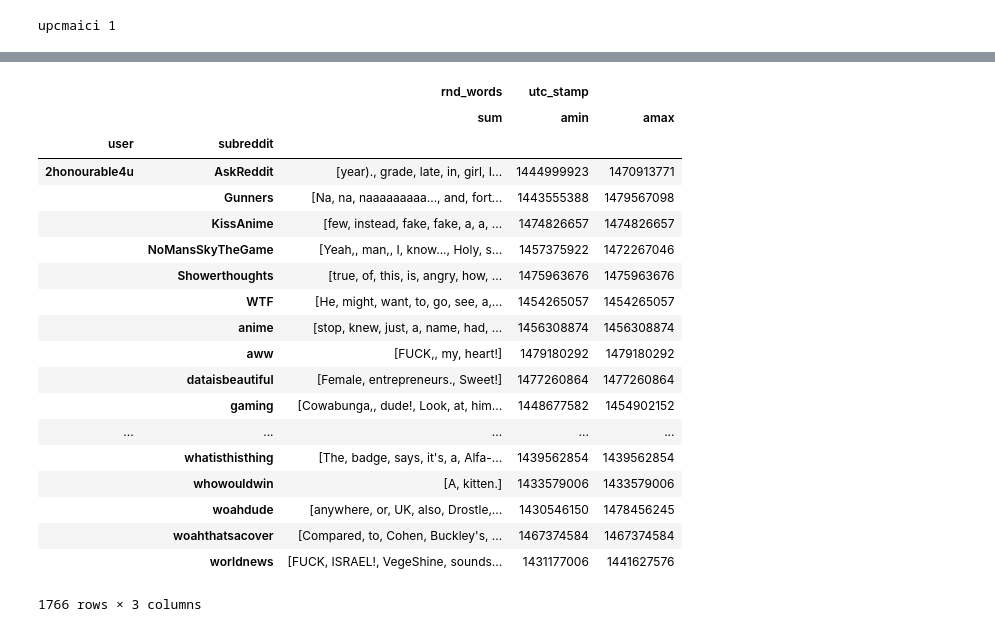
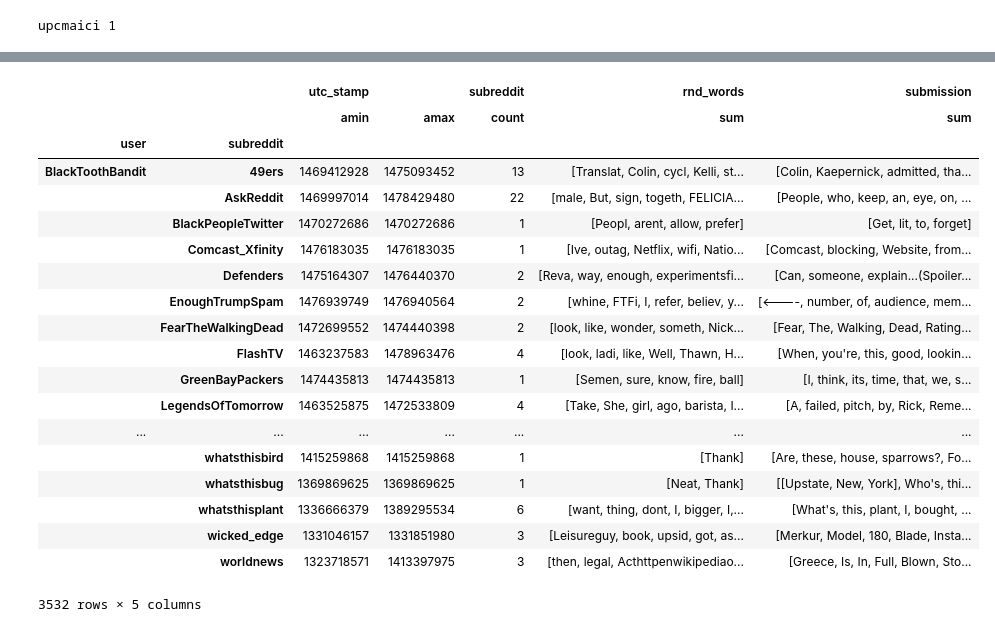
Before and after one commit to cole-maclean/MAI-CI, a Jupyter notebook: Final Project/Development Notebook.ipynb, the cells around one changed output, grey strips where cells are left out. Drawn from its saved outputs; the diff is of its cells as text; code cells hidden in the pictures.

```diff
--- a/Final Project/Development Notebook.ipynb
+++ b/Final Project/Development Notebook.ipynb
@@ -34,6 +36,3 @@ authenticated_user = r.get_me()
 print(authenticated_user.name, authenticated_user.link_karma)
 # %% [output]
 upcmaici 1
-# %%
-rand_submission = r.get_random_submission()
-rand_submission.title
@@ -41,0 +39,4 @@ rand_submission.title
+# %%
+with open('scrapped_users.json','r') as data_file:
+    user_data = json.load(data_file)
+len(user_data)
@@ -42,4 +45,7 @@ rand_submission.title
 # %%
+translate_table = dict((ord(char), None) for char in string.punctuation)
+stop = set(stopwords.words('english'))
+stemmer = PorterStemmer()
 with open('reddit_data.json','r') as data_file:
     reddit_data = json.load(data_file)
 with open('scrapped_users.json','r') as data_file:
@@ -48,8 +54,9 @@ for i in range(10):
     print ("scrapping " + str(i) + "th subreddit")
     rand_submission = r.get_random_submission()
     print ("scrapping users from subreddit r/" + rand_submission.subreddit.display_name)
-    if len(rand_submission.comments) >=3:
-        rnd_comments = random.sample(rand_submission.comments,min(10,len(rand_submission.comments)))
+    sub_comments = rand_submission.comments
+    if len(sub_comments) >=3:
+        rnd_comments = random.sample(sub_comments,min(10,len(sub_comments)))
         for comment in rnd_comments:
             if isinstance(comment, praw.objects.Comment):
                 user = comment.author
@@ -64,8 +71,14 @@ for i in range(10):
                                 rand_words = random.sample(body,10)
                             else:
                                 rand_words = body
-                            reddit_data.append([user.name,user_comment.subreddit.display_name,rand_submission.title,
-                                                                              user_comment.created_utc,rand_words])
+                            clean_comment_words = []
+                            for word in rand_words:
+                                if len(word) < 45 and word not in stop:
+                                    clean_word = word.translate(translate_table)
+                                    wrd_stm = stemmer.stem(clean_word)
+                                    clean_comment_words.append(wrd_stm)
+                            reddit_data.append([user.name,user_comment.subreddit.display_name,user_comment.link_title.split(' '),
+                                                                              user_comment.created_utc,clean_comment_words])
 
 with open('reddit_data.json','w') as data_file:
     json.dump(reddit_data, data_file)
@@ -105,26 +141,26 @@ df.head()
 # %%
-f = {'subreddit':['count'], 'utc_stamp':[np.min,np.max],'rnd_words': 'sum'}
+f = {'subreddit':['count'], 'utc_stamp':[np.min,np.max],'submission': 'sum','rnd_words': 'sum'}
 grouped = df.groupby(['user','subreddit']).agg(f)
 # %%
-grouped[['rnd_words','utc_stamp']]
+grouped
 # %% [output]
-|  |  | rnd_words | utc_stamp |  |
-|  |  | sum | amin | amax |
-| user | subreddit |  |  |  |
-| 2honourable4u | AskReddit | [year)., grade, late, in, girl, I... | 1444999923 | 1470913771 |
-|  | Gunners | [Na, na, naaaaaaaaa..., and, fort... | 1443555388 | 1479567098 |
-|  | KissAnime | [few, instead, fake, fake, a, a, ... | 1474826657 | 1474826657 |
-|  | NoMansSkyTheGame | [Yeah,, man,, I, know..., Holy, s... | 1457375922 | 1472267046 |
-|  | Showerthoughts | [true, of, this, is, angry, how, ... | 1475963676 | 1475963676 |
-|  | WTF | [He, might, want, to, go, see, a,... | 1454265057 | 1454265057 |
-|  | anime | [stop, knew, just, a, name, had, ... | 1456308874 | 1456308874 |
-|  | aww | [FUCK,, my, heart!] | 1479180292 | 1479180292 |
-|  | dataisbeautiful | [Female, entrepreneurs., Sweet!] | 1477260864 | 1477260864 |
-|  | gaming | [Cowabunga,, dude!, Look, at, him... | 1448677582 | 1454902152 |
-| ... | ... | ... | ... | ... |
-|  | whatisthisthing | [The, badge, says, it's, a, Alfa-... | 1439562854 | 1439562854 |
-|  | whowouldwin | [A, kitten.] | 1433579006 | 1433579006 |
-|  | woahdude | [anywhere, or, UK, also, Drostle,... | 1430546150 | 1478456245 |
-|  | woahthatsacover | [Compared, to, Cohen, Buckley's, ... | 1467374584 | 1467374584 |
-|  | worldnews | [FUCK, ISRAEL!, VegeShine, sounds... | 1431177006 | 1441627576 |
+|  |  | utc_stamp |  | subreddit | rnd_words | submission |
+|  |  | amin | amax | count | sum | sum |
+| user | subreddit |  |  |  |  |  |
+| BlackToothBandit | 49ers | 1469412928 | 1475093452 | 13 | [Translat, Colin, cycl, Kelli, st... | [Colin, Kaepernick, admitted, tha... |
+|  | AskReddit | 1469997014 | 1478429480 | 22 | [male, But, sign, togeth, FELICIA... | [People, who, keep, an, eye, on, ... |
+|  | BlackPeopleTwitter | 1470272686 | 1470272686 | 1 | [Peopl, arent, allow, prefer] | [Get, lit, to, forget] |
+|  | Comcast_Xfinity | 1476183035 | 1476183035 | 1 | [Ive, outag, Netflix, wifi, Natio... | [Comcast, blocking, Website, from... |
+|  | Defenders | 1475164307 | 1476440370 | 2 | [Reva, way, enough, experimentsfi... | [Can, someone, explain...(Spoiler... |
+|  | EnoughTrumpSpam | 1476939749 | 1476940564 | 2 | [whine, FTFi, I, refer, believ, y... | [<----, number, of, audience, mem... |
+|  | FearTheWalkingDead | 1472699552 | 1474440398 | 2 | [look, like, wonder, someth, Nick... | [Fear, The, Walking, Dead, Rating... |
+|  | FlashTV | 1463237583 | 1478963476 | 4 | [look, ladi, like, Well, Thawn, H... | [When, you're, this, good, lookin... |
+|  | GreenBayPackers | 1474435813 | 1474435813 | 1 | [Semen, sure, know, fire, ball] | [I, think, its, time, that, we, s... |
+|  | LegendsOfTomorrow | 1463525875 | 1472533809 | 4 | [Take, She, girl, ago, barista, I... | [A, failed, pitch, by, Rick, Reme... |
+| ... | ... | ... | ... | ... | ... | ... |
+|  | whatsthisbird | 1415259868 | 1415259868 | 1 | [Thank] | [Are, these, house, sparrows?, Fo... |
+|  | whatsthisbug | 1369869625 | 1369869625 | 1 | [Neat, Thank] | [[Upstate, New, York], Who's, thi... |
+|  | whatsthisplant | 1336666379 | 1389295534 | 6 | [want, thing, dont, I, bigger, I,... | [What's, this, plant, I, bought, ... |
+|  | wicked_edge | 1331046157 | 1331851980 | 3 | [Leisureguy, book, upsid, got, as... | [Merkur, Model, 180, Blade, Insta... |
+|  | worldnews | 1323718571 | 1413397975 | 3 | [then, legal, Acthttpenwikipediao... | [Greece, Is, In, Full, Blown, Sto... |
-1766 rows × 3 columns
+3532 rows × 5 columns
```
Also changed, not shown: parts of 6 cells of this notebook, 2 other files.
